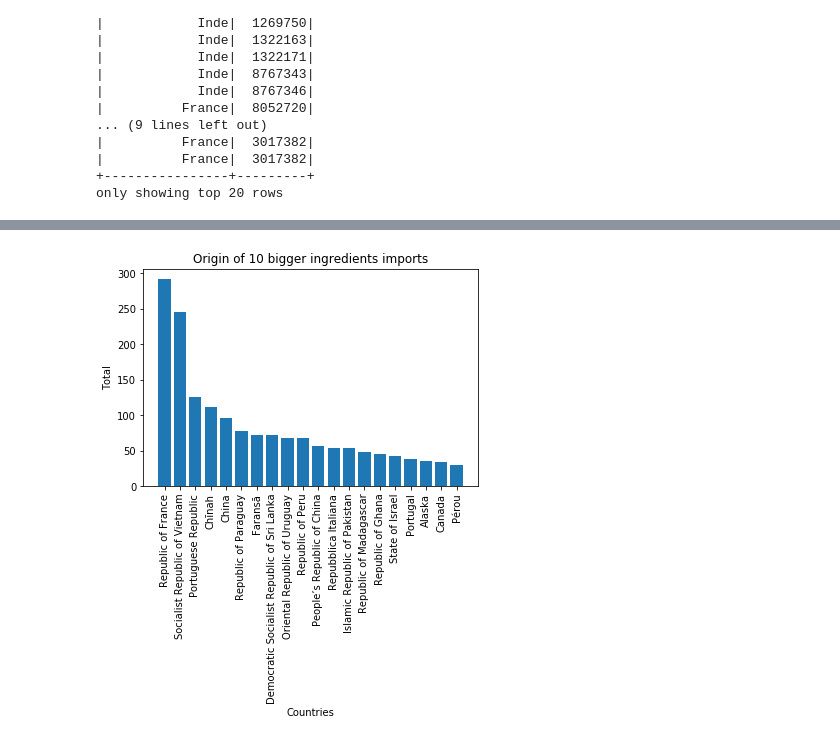
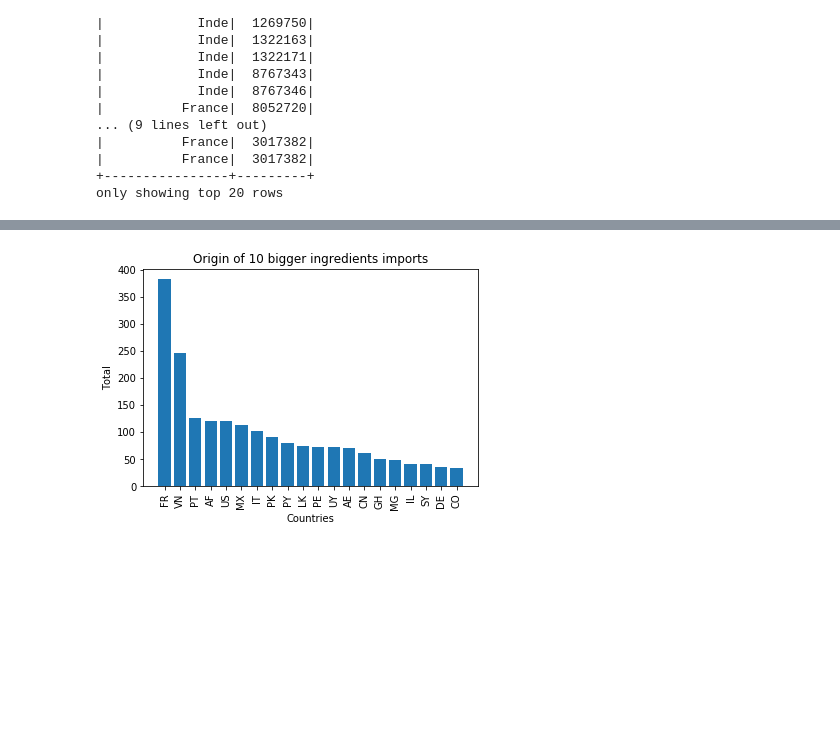
Before and after one commit to MrymZakani/ADA, a Jupyter notebook: project.ipynb, the cells around one changed output, grey strips where cells are left out. Cells and saved outputs as stored; diff of their text form; code cells hidden in the pictures; blank space fills up the shorter version.

```diff
--- a/project.ipynb
+++ b/project.ipynb
@@ -296,5 +257,5 @@ non_swiss_origins = non_swiss_origins.withColumn("Countries_origin",coalesce(non
 # %%
 non_swiss_db.createOrReplaceTempView("non_swiss_origins")
-non_swiss_tot = spark.sql("SELECT name, COUNT(name) AS tot FROM non_swiss_origins GROUP BY name")
+non_swiss_tot = spark.sql("SELECT country_code, COUNT(country_code) AS tot FROM non_swiss_origins GROUP BY country_code")
 # %%
 non_swiss_pd = non_swiss_tot.toPandas()
@@ -314,11 +295,11 @@ non_swiss_pd_sorted = non_swiss_pd.sort_values(by=['tot'], ascending=False)
 twenty_bigger_import = non_swiss_pd_sorted.head(20)
 # %%
 fig, ax = plt.subplots()
-plt.bar(twenty_bigger_import.name, twenty_bigger_import.tot)
+plt.bar(twenty_bigger_import.country_code, twenty_bigger_import.tot)
 plt.ylabel('Total')
 plt.xlabel('Countries')
-plt.xticks(twenty_bigger_import.name, rotation='vertical')
+plt.xticks(twenty_bigger_import.country_code, rotation='vertical')
 plt.title('Origin of 10 bigger ingredients imports')
 plt.show()
 # %% [output]
-[figure, old version]
+[figure, new version]
```
Also changed, not shown: parts of 7 cells of this notebook.
